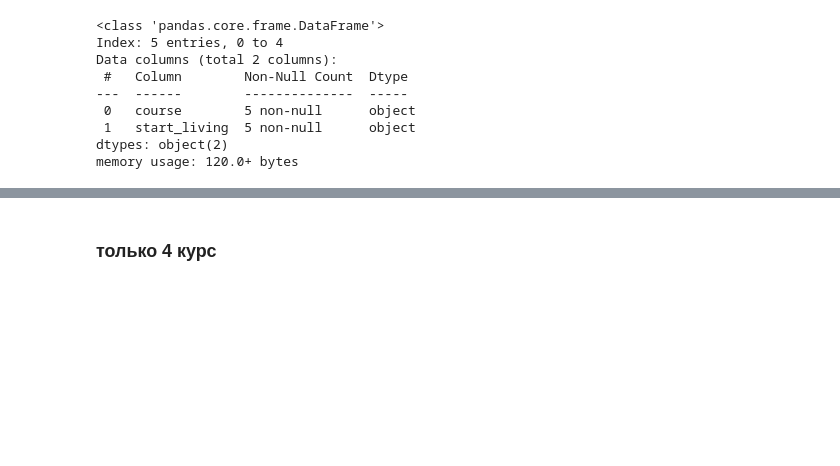
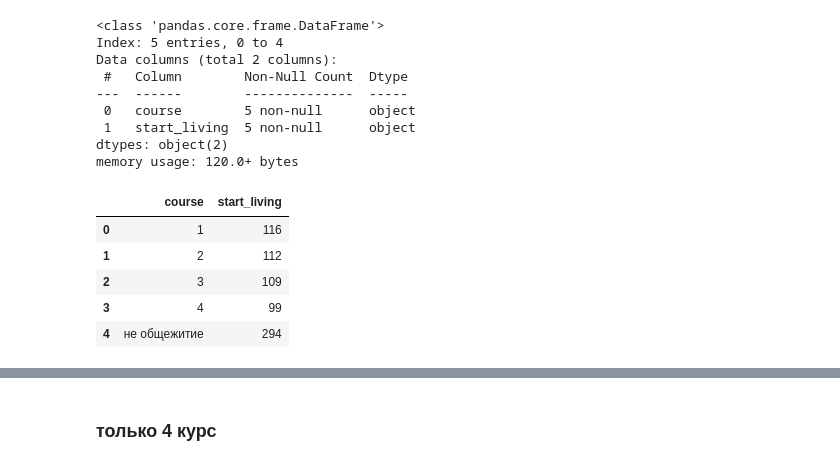
Before and after one commit to safonsaf/aspiranti, a Jupyter notebook: asp_analysis.ipynb, the cells around one changed output, grey strips where cells are left out. Saved outputs shown, nothing was run; the diff lists cells and outputs as text; code cells hidden in the pictures; blank space fills up the shorter version.

```diff
--- a/asp_analysis.ipynb
+++ b/asp_analysis.ipynb
@@ -452,6 +452,15 @@ dtypes: object(2)
 memory usage: 120.0+ bytes
 # %%
 obsh['start_living'] = pd.to_numeric(obsh['start_living'])
+# %%
+obsh
+# %% [output]
+|  | course | start_living |
+| 0 | 1 | 116 |
+| 1 | 2 | 112 |
+| 2 | 3 | 109 |
+| 3 | 4 | 99 |
+| 4 | не общежитие | 294 |
 # %%
 
 # строим столбчатую диаграмму для всех значений, включая 'не общежитие'
```
Also changed, not shown: parts of 3 cells of this notebook.
